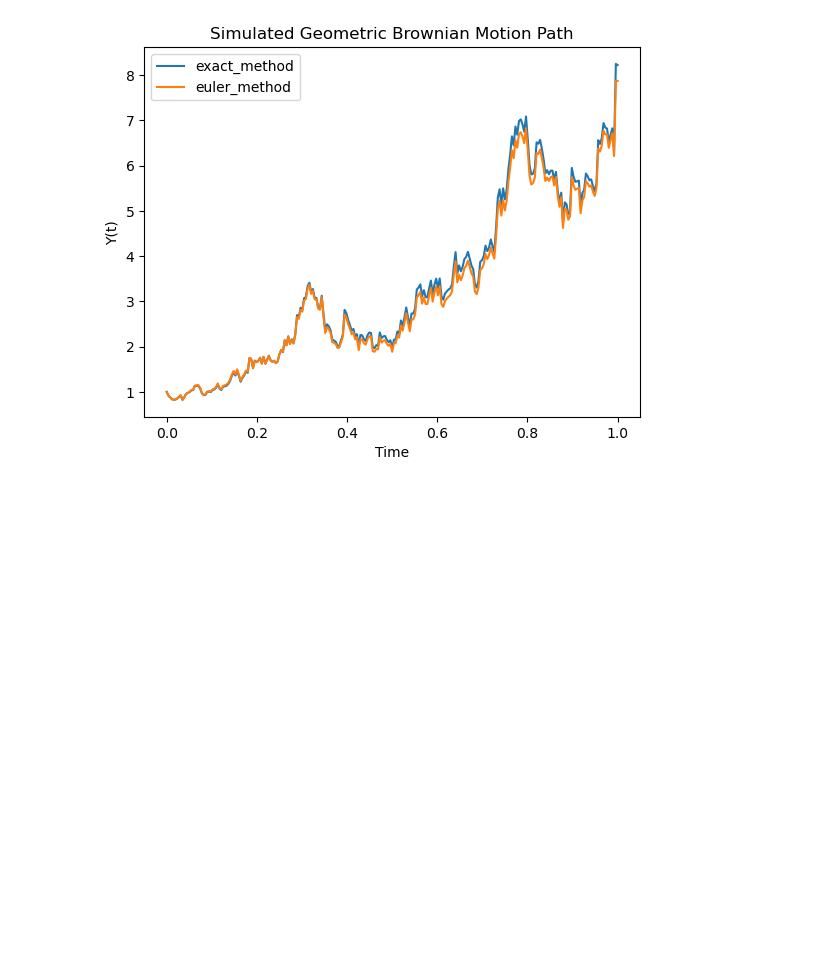
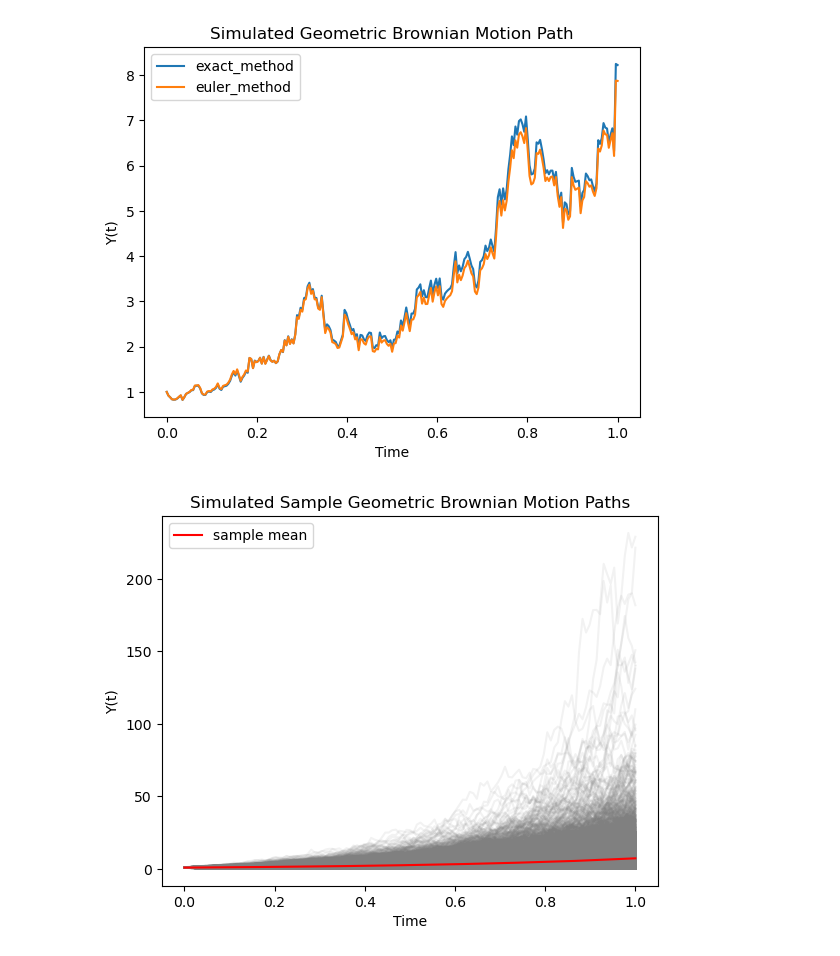
Before and after one commit to martinyuhaohuo/GBM, a Jupyter notebook: demo.ipynb, the cells around one changed output. Saved outputs shown, nothing was run; the diff lists cells and outputs as text; code cells hidden in the pictures; blank space fills up the shorter version.

Commit message:
add sample mean plot

```diff
--- a/demo.ipynb
+++ b/demo.ipynb
@@ -21,3 +23,19 @@ simulator.plot_path(t_values, y_values)
 simulator.simulate_compare(1.0, 2**8, 79389, ["exact_method", "euler_method"])
 # %% [output]
 [figure]
+# %%
+# simulate the GBM for 10000 times and plot the sample mean
+simulator = GBM_simulator(y0 = 1, mu = 2, sigma = 1)
+samples = list()
+for i in range(10000):
+    t_values, y_values = simulator.simulate_path(T = 1.0, N = 2**7, seed = i)
+    samples.append(y_values)
+    plt.plot(t_values , y_values , color = "grey", alpha = 0.1)
+plt.plot(t_values, np.mean(samples, axis = 0), color = "red", label = "sample mean")
+plt.xlabel("Time")
+plt.ylabel("Y(t)")
+plt.legend()
+plt.title("Simulated Sample Geometric Brownian Motion Paths")
+plt.show()
+# %% [output]
+[figure, added]
```
Also changed, not shown: parts of 3 cells of this notebook.
